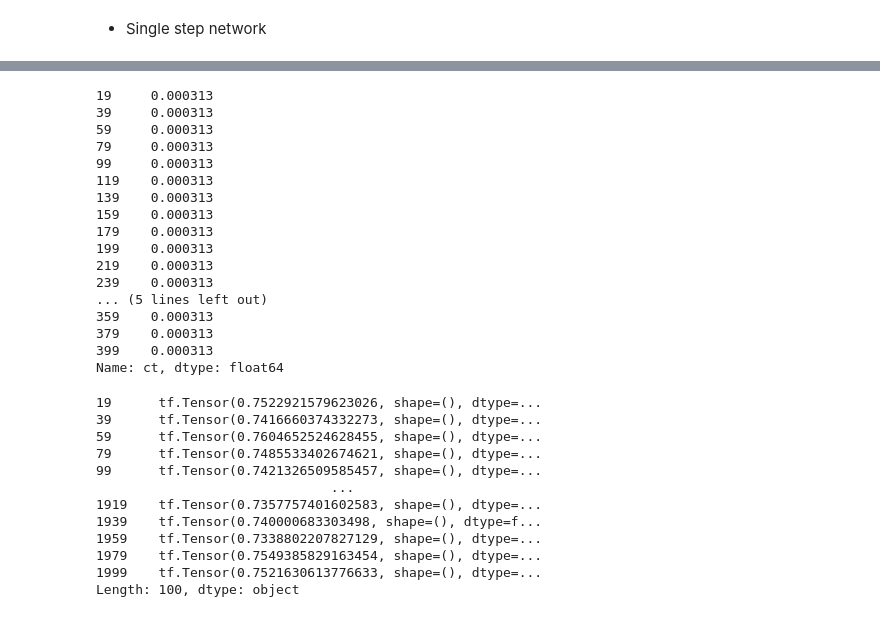
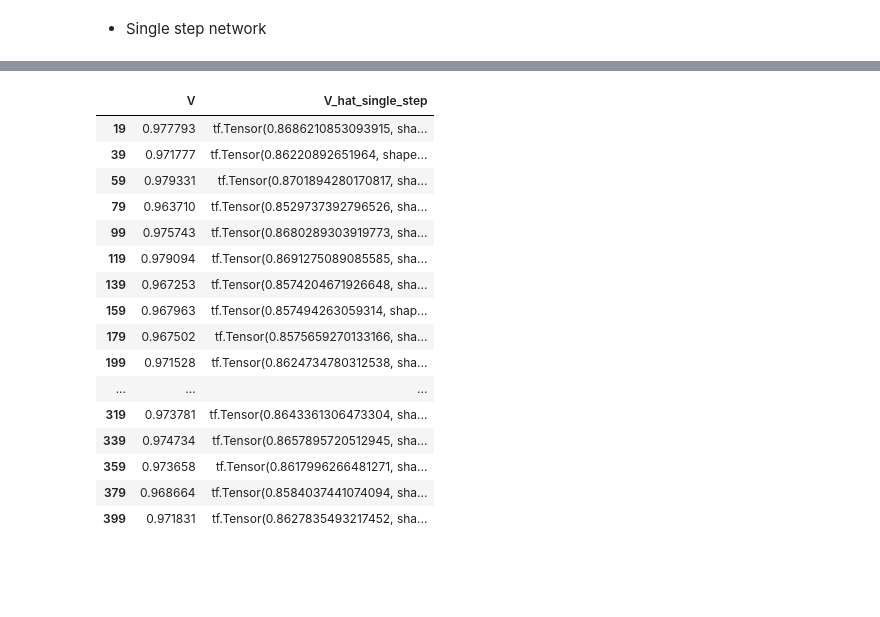
Before and after one commit to borjaf696/LGM_BFSDE, a Jupyter notebook: notebooks/simulation.ipynb, the cells around one changed output, grey strips where cells are left out. Cells and saved outputs as stored; diff of their text form; code cells hidden in the pictures; blank space fills up the shorter version.

```diff
--- a/notebooks/simulation.ipynb
+++ b/notebooks/simulation.ipynb
@@ -940,41 +984,22 @@ v_df['N'] = v_df.apply(
 # %%
 v_df.loc[
     v_df.deltat == T
-]['ct'].head(20)
+][['V', 'V_hat_single_step']].head(20)
 # %% [output]
-19     0.000313
-39     0.000313
-59     0.000313
-79     0.000313
-99     0.000313
-119    0.000313
-139    0.000313
-159    0.000313
-179    0.000313
-199    0.000313
-219    0.000313
-239    0.000313
-... (5 lines left out)
-359    0.000313
-379    0.000313
-399    0.000313
-Name: ct, dtype: float64
+|  | V | V_hat_single_step |
+| 19 | 0.977793 | tf.Tensor(0.8686210853093915, sha... |
+| 39 | 0.971777 | tf.Tensor(0.86220892651964, shape... |
+| 59 | 0.979331 | tf.Tensor(0.8701894280170817, sha... |
+| 79 | 0.963710 | tf.Tensor(0.8529737392796526, sha... |
+| 99 | 0.975743 | tf.Tensor(0.8680289303919773, sha... |
+| 119 | 0.979094 | tf.Tensor(0.8691275089085585, sha... |
+| 139 | 0.967253 | tf.Tensor(0.8574204671926648, sha... |
+| 159 | 0.967963 | tf.Tensor(0.857494263059314, shap... |
+| 179 | 0.967502 | tf.Tensor(0.8575659270133166, sha... |
+| 199 | 0.971528 | tf.Tensor(0.8624734780312538, sha... |
+| ... | ... | ... |
+| 319 | 0.973781 | tf.Tensor(0.8643361306473304, sha... |
+| 339 | 0.974734 | tf.Tensor(0.8657895720512945, sha... |
+| 359 | 0.973658 | tf.Tensor(0.8617996266481271, sha... |
+| 379 | 0.968664 | tf.Tensor(0.8584037441074094, sha... |
+| 399 | 0.971831 | tf.Tensor(0.8627835493217452, sha... |
-# %%
-(v_df.loc[
-    v_df.deltat == T
-].ZeroBound - v_df.loc[
-    v_df.deltat == T
-].V_hat_single_step)**2
-# %% [output]
-19      tf.Tensor(0.7522921579623026, shape=(), dtype=...
-39      tf.Tensor(0.7416660374332273, shape=(), dtype=...
-59      tf.Tensor(0.7604652524628455, shape=(), dtype=...
-79      tf.Tensor(0.7485533402674621, shape=(), dtype=...
-99      tf.Tensor(0.7421326509585457, shape=(), dtype=...
-                              ...
-1919    tf.Tensor(0.7357757401602583, shape=(), dtype=...
-1939    tf.Tensor(0.740000683303498, shape=(), dtype=f...
-1959    tf.Tensor(0.7338802207827129, shape=(), dtype=...
-1979    tf.Tensor(0.7549385829163454, shape=(), dtype=...
-1999    tf.Tensor(0.7521630613776633, shape=(), dtype=...
-Length: 100, dtype: object
```
Also changed, not shown: parts of 15 cells of this notebook, 5 other files.
